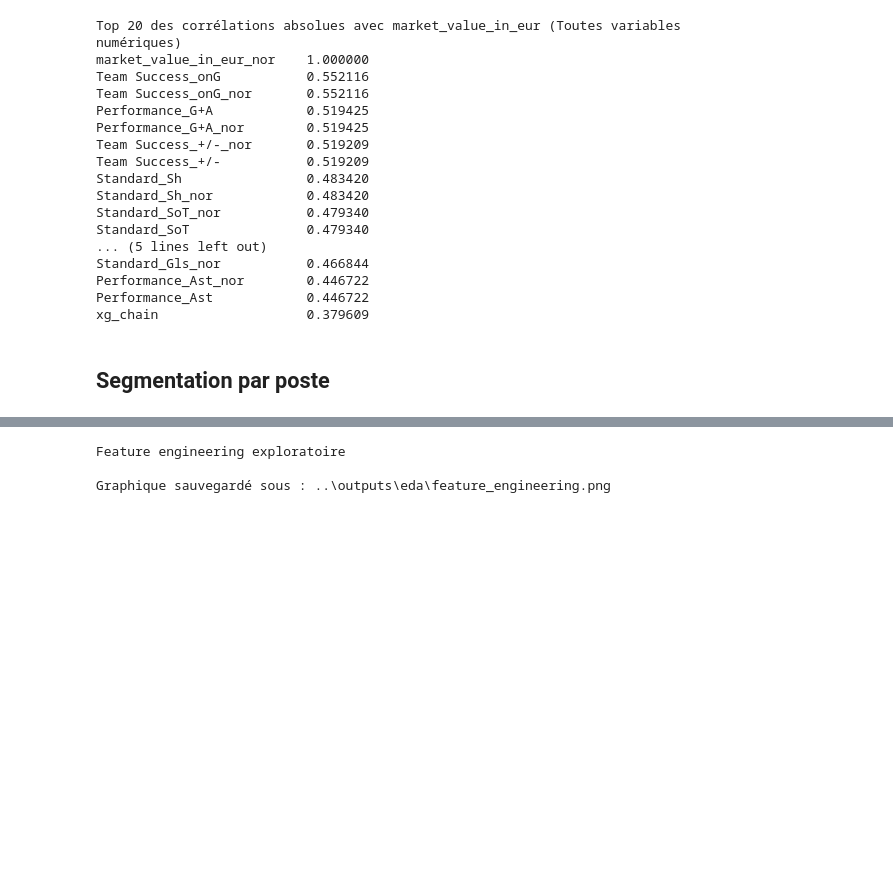
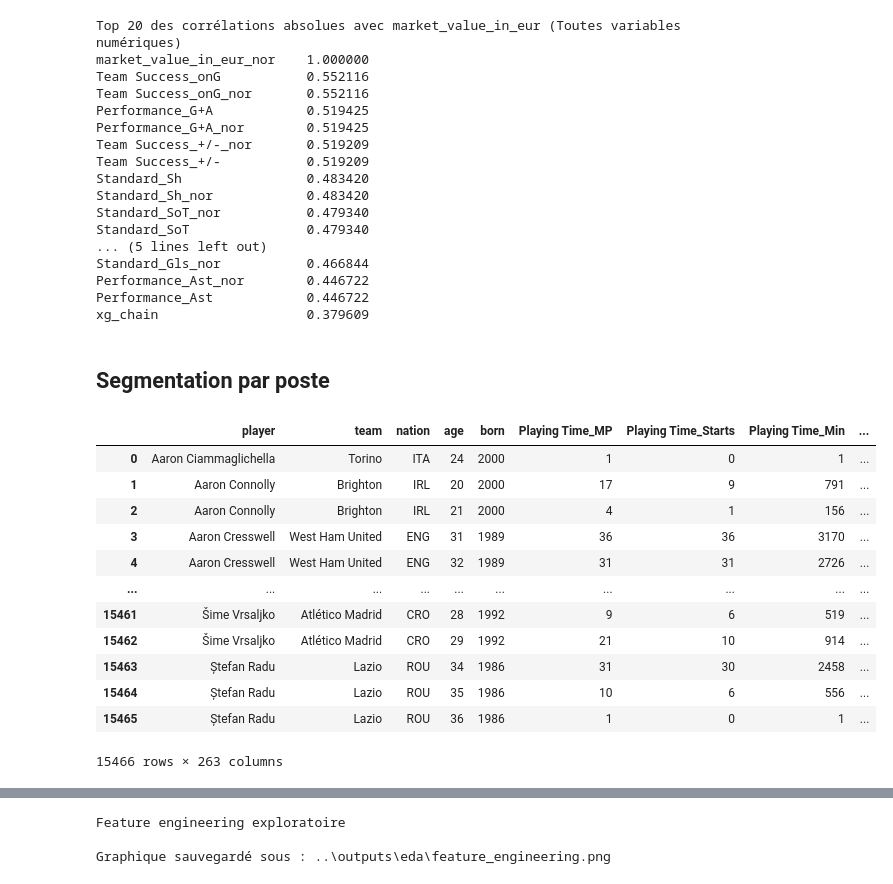
Before and after one commit to Quadratic-Labs/predict_vm_football, a Jupyter notebook: notebooks/05_exploration_approfondie.ipynb, the cells around one changed output, grey strips where cells are left out. Drawn from its saved outputs; the diff is of its cells as text; code cells hidden in the pictures; blank space fills up the shorter version.

```diff
--- a/notebooks/05_exploration_approfondie.ipynb
+++ b/notebooks/05_exploration_approfondie.ipynb
@@ -59,12 +59,9 @@ contrat_jours_restants_nor       15466.0  2.869635e-01  1.220478e-01      0.00
 # Conversion de l'âge en numérique
 df_base["age"] = pd.to_numeric(df_base["age"], errors="coerce")
 
-# Poste simplifié (premier poste mentionné)
-df_base["pos_simple"] = df_base["pos"].str.split(",").str[0]
-
 # Saison lisible
 season_map = {2021:"2020/21", 2122:"2021/22", 2223:"2022/23",
               2324:"2023/24", 2425:"2024/25", 2526:"2025/26"}
-df_base["season_label"] = df_base["season"].map(season_map).fillna(df_base["season"].astype(str))
+df_base["season_label"] = df_base["season_year"].map(season_map).fillna(df_base["season_year"].astype(str))
 
 TARGET_M = TARGET  # en euros ; on divisera par 1e6 pour afficher en millions
@@ -178,6 +167,22 @@ Performance_Ast            0.446722
 xg_chain                   0.379609
 # %% [markdown]
 ## Segmentation par poste
+# %%
+df_base
+# %% [output]
+|  | player | team | nation | age | born | Playing Time_MP | Playing Time_Starts | Playing Time_Min | ... |
+| 0 | Aaron Ciammaglichella | Torino | ITA | 24 | 2000 | 1 | 0 | 1 | ... |
+| 1 | Aaron Connolly | Brighton | IRL | 20 | 2000 | 17 | 9 | 791 | ... |
+| 2 | Aaron Connolly | Brighton | IRL | 21 | 2000 | 4 | 1 | 156 | ... |
+| 3 | Aaron Cresswell | West Ham United | ENG | 31 | 1989 | 36 | 36 | 3170 | ... |
+| 4 | Aaron Cresswell | West Ham United | ENG | 32 | 1989 | 31 | 31 | 2726 | ... |
+| ... | ... | ... | ... | ... | ... | ... | ... | ... | ... |
+| 15461 | Šime Vrsaljko | Atlético Madrid | CRO | 28 | 1992 | 9 | 6 | 519 | ... |
+| 15462 | Šime Vrsaljko | Atlético Madrid | CRO | 29 | 1992 | 21 | 10 | 914 | ... |
+| 15463 | Ștefan Radu | Lazio | ROU | 34 | 1986 | 31 | 30 | 2458 | ... |
+| 15464 | Ștefan Radu | Lazio | ROU | 35 | 1986 | 10 | 6 | 556 | ... |
+| 15465 | Ștefan Radu | Lazio | ROU | 36 | 1986 | 1 | 0 | 1 | ... |
+15466 rows × 263 columns
 # %%
 analyser_profil_par_poste(df_base, TARGET, dossier_sauvegarde=dossier_sauvegarde, couleurs_dict=None)
 # %% [output]
```
Also changed, not shown: parts of 12 cells of this notebook, 1 other file.
